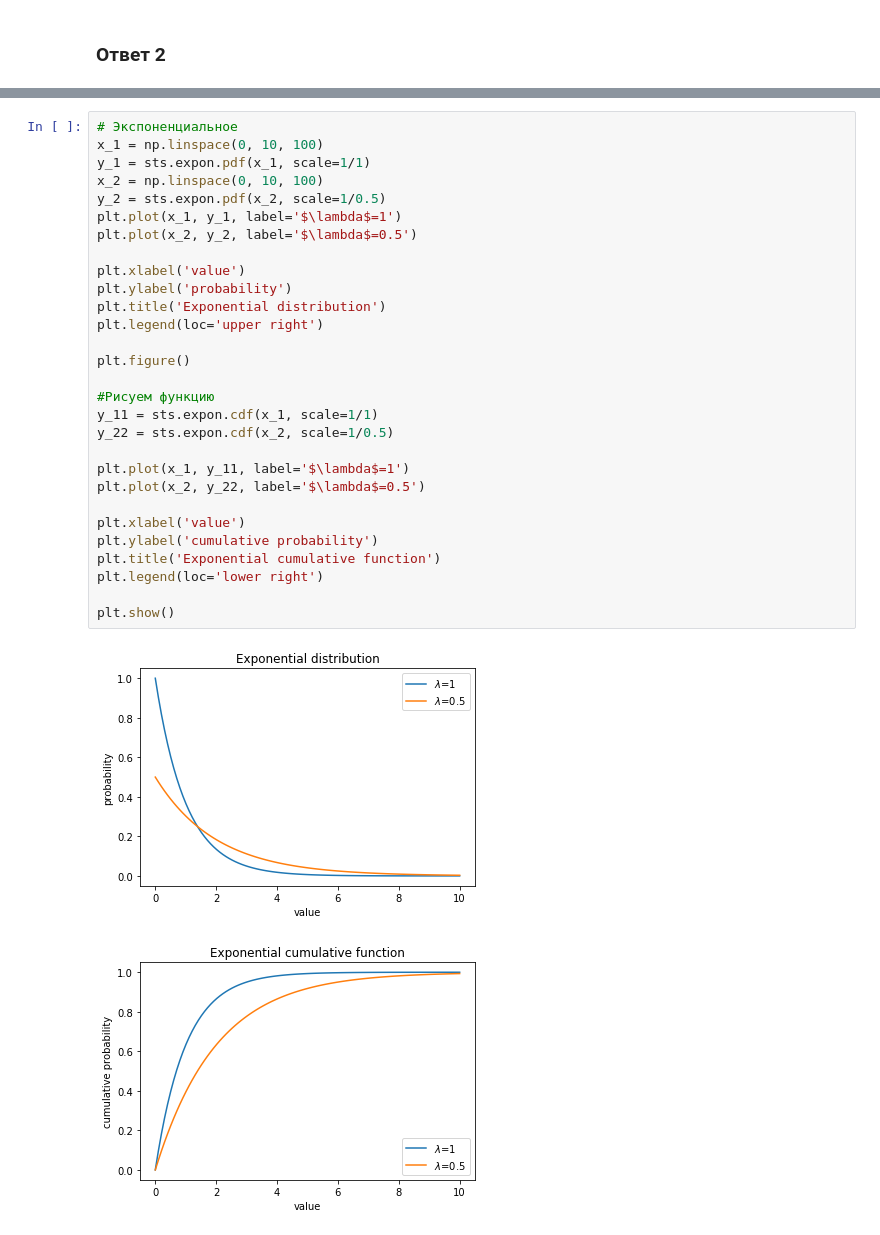
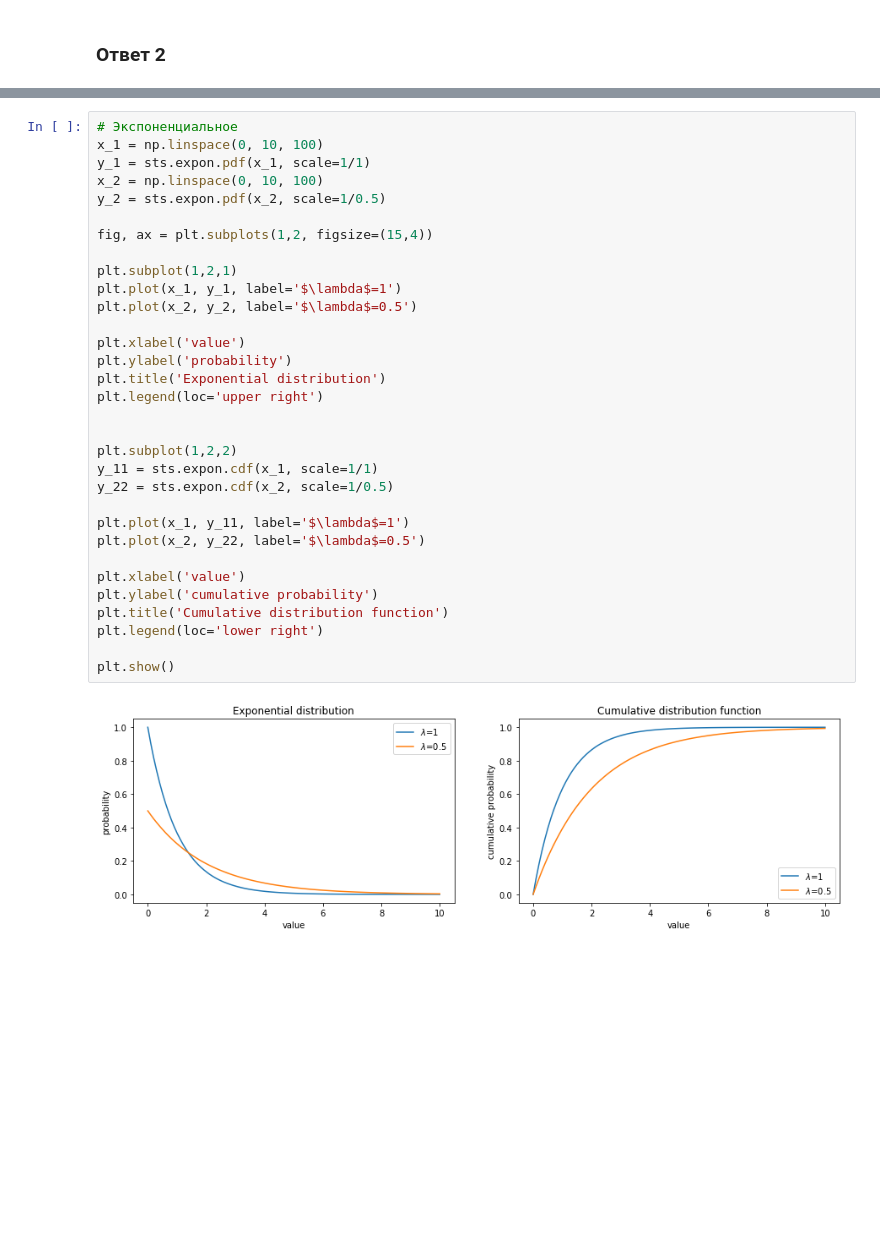
Before and after one commit to pastashkin/netology_python, a Jupyter notebook: homeworks/hw9.ipynb, the cells around one changed output, grey strips where cells are left out. Drawn from its saved outputs; the diff is of its cells as text; blank space fills up the shorter version.

```diff
--- a/homeworks/hw9.ipynb
+++ b/homeworks/hw9.ipynb
@@ -117,35 +146,37 @@ plt.show()
 # %%
 # Экспоненциальное
 x_1 = np.linspace(0, 10, 100)
 y_1 = sts.expon.pdf(x_1, scale=1/1)
 x_2 = np.linspace(0, 10, 100)
 y_2 = sts.expon.pdf(x_2, scale=1/0.5)
+
+fig, ax = plt.subplots(1,2, figsize=(15,4))
+
+plt.subplot(1,2,1)
 plt.plot(x_1, y_1, label='$\lambda$=1')
 plt.plot(x_2, y_2, label='$\lambda$=0.5')
 
 plt.xlabel('value')
 plt.ylabel('probability')
 plt.title('Exponential distribution')
 plt.legend(loc='upper right')
 
-plt.figure()
 
-#Рисуем функцию
+plt.subplot(1,2,2)
 y_11 = sts.expon.cdf(x_1, scale=1/1)
 y_22 = sts.expon.cdf(x_2, scale=1/0.5)
 
 plt.plot(x_1, y_11, label='$\lambda$=1')
 plt.plot(x_2, y_22, label='$\lambda$=0.5')
 
 plt.xlabel('value')
 plt.ylabel('cumulative probability')
-plt.title('Exponential cumulative function')
+plt.title('Cumulative distribution function')
 plt.legend(loc='lower right')
 
 plt.show()
 # %% [output]
-[figure, old version]
+[figure, new version]
-[figure, removed]
 # %%
 # Гамма-распределение
 a_1 = 1
```
Also changed, not shown: parts of 13 cells of this notebook.
